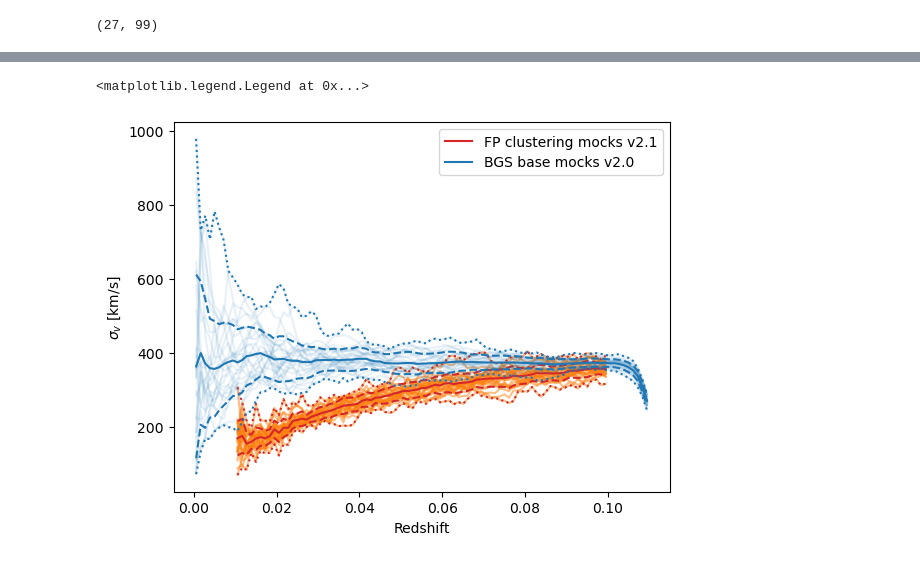
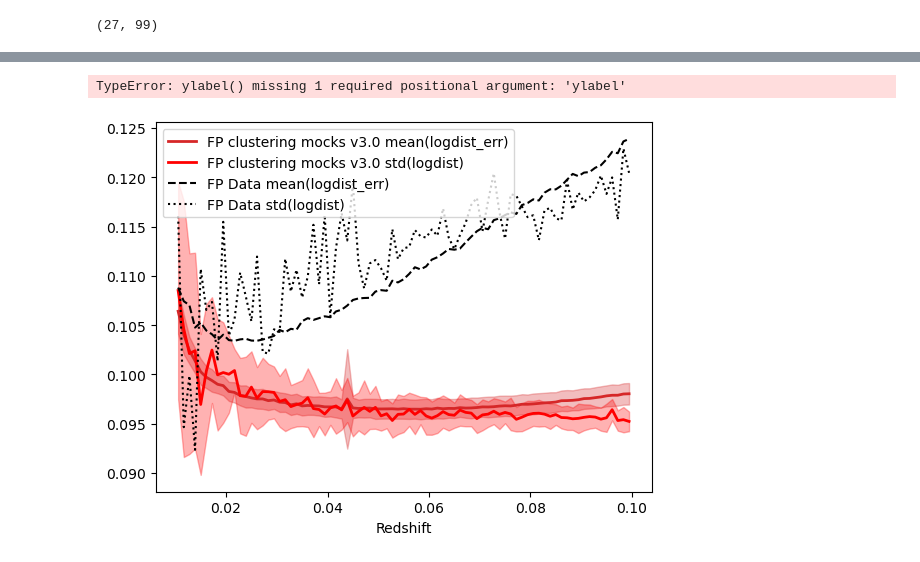
Before and after one commit to julianbautista/desi_pv_mocks, a Jupyter notebook: notebooks/check_FP_clustering.ipynb, the cells around one changed output, grey strips where cells are left out. Saved outputs shown, nothing was run; the diff lists cells and outputs as text; code cells hidden in the pictures.

```diff
--- a/notebooks/check_FP_clustering.ipynb
+++ b/notebooks/check_FP_clustering.ipynb
@@ -190,15 +166,0 @@ for phase in range(1):
-# %%
-for real in range(27):
-    plt.plot(zcen, mb_pv['std'][real], 'C0-', alpha=0.1)
-
-mb_pv_std_mean = np.mean(np.array(mb_pv['std']), axis=0)
-mb_pv_std_std = np.std(np.array(mb_pv['std']), axis=0)
-mb_pv_std_max = np.max(np.array(mb_pv['std']), axis=0)
-mb_pv_std_min = np.min(np.array(mb_pv['std']), axis=0)
-plt.plot(zcen, mb_pv_std_mean, 'C0-')
-plt.plot(zcen, mb_pv_std_max, 'C0:')
-plt.plot(zcen, mb_pv_std_min, 'C0:')
-plt.plot(zcen, mb_pv_std_mean+mb_pv_std_std, 'C0--')
-plt.plot(zcen, mb_pv_std_mean-mb_pv_std_std, 'C0--')
-plt.xlabel('Redshift')
-plt.ylabel('$\sigma_v$ [km/s]')
@@ -208,28 +166,0 @@ Text(0, 0.5, '$\\sigma_v$ [km/s]')
-# %%
-for real in range(27):
-    plt.plot(zcen, m_pv['std'][real], 'C1-', alpha=0.5)
-
-m_pv_std_mean = np.mean(np.array(m_pv['std']), axis=0)
-m_pv_std_std = np.std(np.array(m_pv['std']), axis=0)
-m_pv_std_max = np.max(np.array(m_pv['std']), axis=0)
-m_pv_std_min = np.min(np.array(m_pv['std']), axis=0)
-plt.plot(zcen, m_pv_std_mean, 'C3-', label=f'FP clustering mocks {cfg.version_fp_clus}')
-plt.plot(zcen, m_pv_std_max, 'C3:')
-plt.plot(zcen, m_pv_std_min, 'C3:')
-plt.plot(zcen, m_pv_std_mean+m_pv_std_std, 'C3--')
-plt.plot(zcen, m_pv_std_mean-m_pv_std_std, 'C3--')
-
-for real in range(27):
-    plt.plot(zcen, mb_pv['std'][real], 'C0-', alpha=0.1)
-plt.plot(zcen, mb_pv_std_mean, 'C0-', label=f'BGS base mocks {cfg.version_bgs_base}')
-plt.plot(zcen, mb_pv_std_max, 'C0:')
-plt.plot(zcen, mb_pv_std_min, 'C0:')
-plt.plot(zcen, mb_pv_std_mean+mb_pv_std_std, 'C0--')
-plt.plot(zcen, mb_pv_std_mean-mb_pv_std_std, 'C0--')
-
-plt.xlabel('Redshift')
-plt.ylabel('$\sigma_v$ [km/s]')
-plt.legend()
-# %% [output]
-<matplotlib.legend.Legend at 0x...>
-[figure, removed]
@@ -235,0 +197,30 @@ plt.legend()
+# %%
+err_stats = get_stats(mocks, 'Z', 'LOGDIST_ERR', zbins)
+ld_stats = get_stats(mocks, 'Z', 'LOGDIST', zbins)
+
+#for real in range(27):
+#    plt.plot(zcen, err_stats['mean'][real], 'C1-', alpha=0.1)
+
+plt.plot(zcen, err_stats['mean_of_mean'], 'C3-', lw=2, label=f'FP clustering mocks {cfg.version_tf_clus} mean(logdist_err)')
+plt.fill_between(zcen,
+                 err_stats['mean_of_mean']+err_stats['std_of_mean'],
+                 err_stats['mean_of_mean']-err_stats['std_of_mean'], color='C3', alpha=0.3)
+
+plt.plot(zcen, ld_stats['mean_of_std'], 'r-', lw=2, label=f'FP clustering mocks {cfg.version_tf_clus} std(logdist)')
+plt.fill_between(zcen,
+                 ld_stats['mean_of_std']-ld_stats['std_of_std'],
+                 ld_stats['mean_of_std']+ld_stats['std_of_std'],
+                 color='r', alpha=0.3)
+
+
+d_err_mean, d_err_std, d_err_counts = get_mean_std_counts(d_data['Z'], d_data['LOGDIST_ERR'], zbins)
+d_ld_mean, d_ld_std, d_ld_counts = get_mean_std_counts(d_data['Z'], d_data['LOGDIST'], zbins)
+
+plt.plot(zcen, d_err_mean, 'k--', label='FP Data mean(logdist_err)')
+plt.plot(zcen, d_ld_std, 'k:', label='FP Data std(logdist)')
+plt.legend()
+plt.xlabel('Redshift')
+plt.ylabel()
+# %% [output]
+TypeError: ylabel() missing 1 required positional argument: 'ylabel'
+[figure, added]
```
Also changed, not shown: parts of 18 cells of this notebook, 2 other files.
